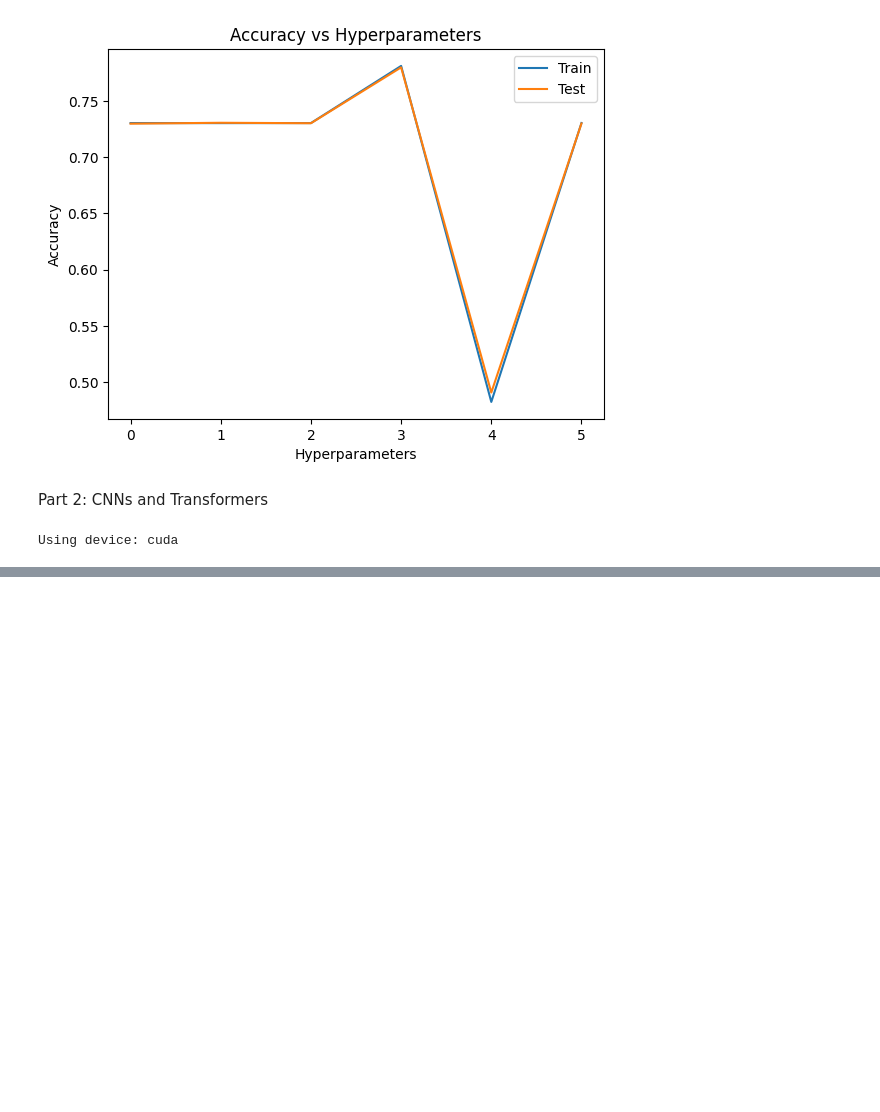
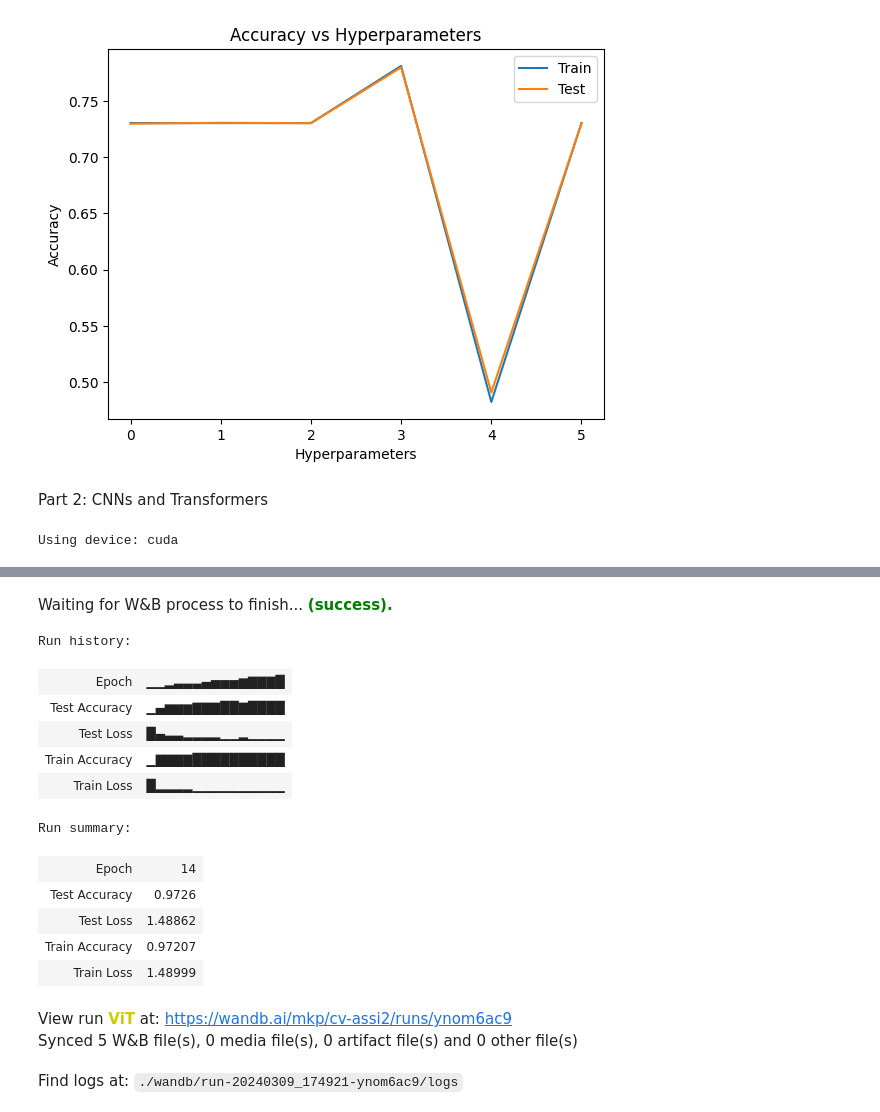
Before and after one commit to mkrishnapraneet/cv, a Jupyter notebook: assi2/assi2.ipynb, the cells around one changed output, grey strips where cells are left out. Cells and saved outputs as stored; diff of their text form; code cells hidden in the pictures; blank space fills up the shorter version.

```diff
--- a/assi2/assi2.ipynb
+++ b/assi2/assi2.ipynb
@@ -401,9 +501,24 @@ hyp_set.append(dict(learning_rate=0.001, batch_size=128, epochs=10, optimizer='s
+# %%
+# initialize the model
+
+# LeNet model
+model = LeNet().to(device)
+
+# uncomment the following 2 lines to use the double LeNet model
+# model_double = LeNet_Double().to(device)
+# model = model_double
+
+# uncomment the following 2 lines to use the ViT model
+trnsfmr_model = TransformerModel().to(device)
+model = trnsfmr_model
 # %%
 # Hyperparameters
-config = hyp_set[4]
+config = trans_config
+
+############ imp : change the config to the desired hyperparameters based on the model you are using ############
 
 # Initialize a new wandb run
-wandb.init(project="cv-assi2", config=config, name='test2')
+wandb.init(project="cv-assi2", config=config, name=config['name'])
 
 # Config is a variable that holds and saves hyperparameters and inputs
 config = wandb.config
@@ -552,11 +546,0 @@ trnsfmr_model = TransformerModel().to(device)
-# %%
-trans_config = dict(learning_rate=0.0001, batch_size=128, epochs=15, optimizer='adam', random_seed=42)
-optimizer = torch.optim.Adam(trnsfmr_model.parameters(), lr=trans_config['learning_rate'])
-criterion = torch.nn.CrossEntropyLoss()
-
-# Initialize a new wandb run
-wandb.init(project="cv-assi2", config=trans_config, name='ViT')
-config= wandb.config
-
-# load the data
-train_loader, test_loader = use_data_loader(config)
@@ -649,0 +547,5 @@ Find logs at: ./wandb/run-20240309_111311-1x3j1ox7/logs
+# %%
+# load data and train and test the model
+train_loader, test_loader = use_data_loader(config)
+train_and_test_model(model, train_loader, test_loader, criterion, optimizer, config)
+# %% [output]
@@ -649,0 +569,16 @@ Find logs at: ./wandb/run-20240309_111311-1x3j1ox7/logs
+Waiting for W&B process to finish... (success).
+Run history:
+| Epoch | ▁▁▂▃▃▃▄▅▅▅▆▇▇▇█ |
+| Test Accuracy | ▁▄▆▆▆▇▇▇██▇████ |
+| Test Loss | █▄▃▃▂▂▂▂▁▁▂▁▁▁▁ |
+| Train Accuracy | ▁▇▇▇▇██████████ |
+| Train Loss | █▂▂▂▂▁▁▁▁▁▁▁▁▁▁ |
+Run summary:
+| Epoch | 14 |
+| Test Accuracy | 0.9726 |
+| Test Loss | 1.48862 |
+| Train Accuracy | 0.97207 |
+| Train Loss | 1.48999 |
+View run ViT at: https://wandb.ai/mkp/cv-assi2/runs/ynom6ac9
+Synced 5 W&B file(s), 0 media file(s), 0 artifact file(s) and 0 other file(s)
+Find logs at: ./wandb/run-20240309_174921-ynom6ac9/logs
```
Also changed, not shown: parts of 11 cells of this notebook, 3 other files.
